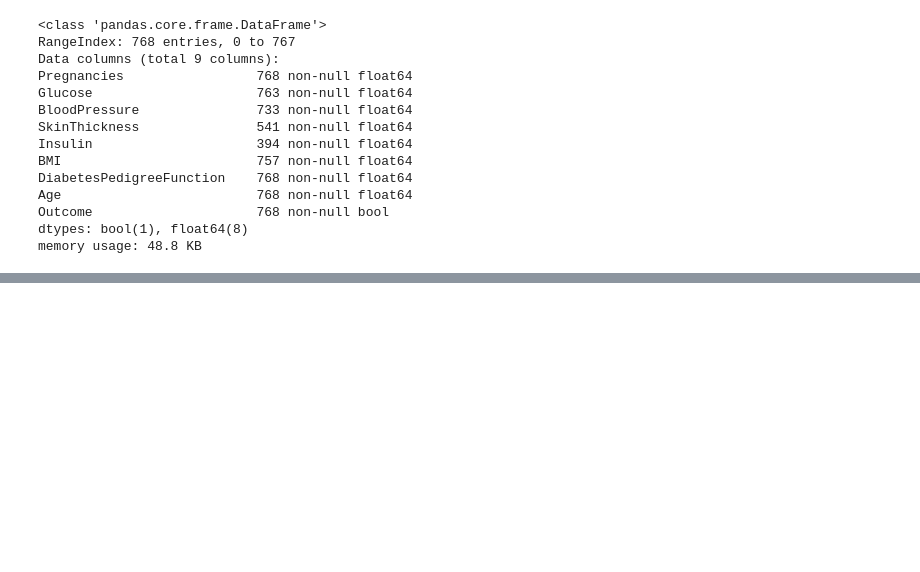
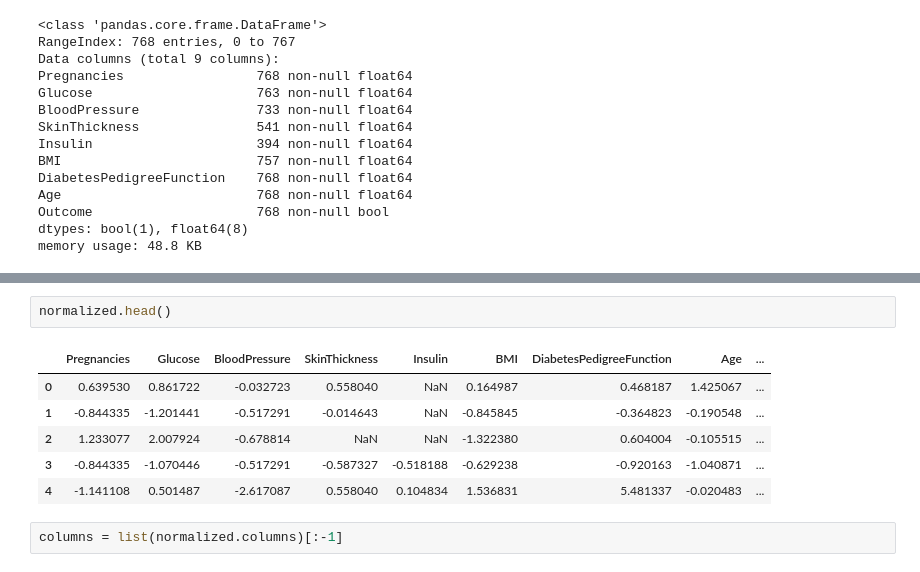
Before and after one commit to returnlove/python_for_DS, a Jupyter notebook: Pandas.ipynb, the cells around one changed output, grey strips where cells are left out. Cells and saved outputs as stored; diff of their text form; blank space fills up the shorter version.

```diff
--- a/Pandas.ipynb
+++ b/Pandas.ipynb
@@ -247,0 +273,11 @@ memory usage: 48.8 KB
+# %%
+normalized.head()
+# %% [output]
+|  | Pregnancies | Glucose | BloodPressure | SkinThickness | Insulin | BMI | DiabetesPedigreeFunction | Age | ... |
+| 0 | 0.639530 | 0.861722 | -0.032723 | 0.558040 | NaN | 0.164987 | 0.468187 | 1.425067 | ... |
+| 1 | -0.844335 | -1.201441 | -0.517291 | -0.014643 | NaN | -0.845845 | -0.364823 | -0.190548 | ... |
+| 2 | 1.233077 | 2.007924 | -0.678814 | NaN | NaN | -1.322380 | 0.604004 | -0.105515 | ... |
+| 3 | -0.844335 | -1.070446 | -0.517291 | -0.587327 | -0.518188 | -0.629238 | -0.920163 | -1.040871 | ... |
+| 4 | -1.141108 | 0.501487 | -2.617087 | 0.558040 | 0.104834 | 1.536831 | 5.481337 | -0.020483 | ... |
+# %%
+columns = list(normalized.columns)[:-1]
```
Also changed, not shown: parts of 19 cells of this notebook.
